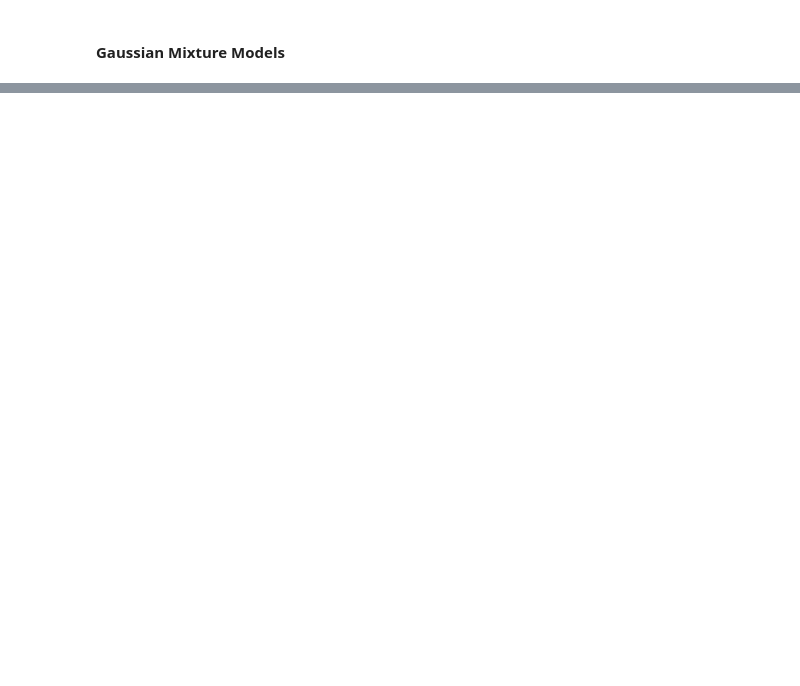
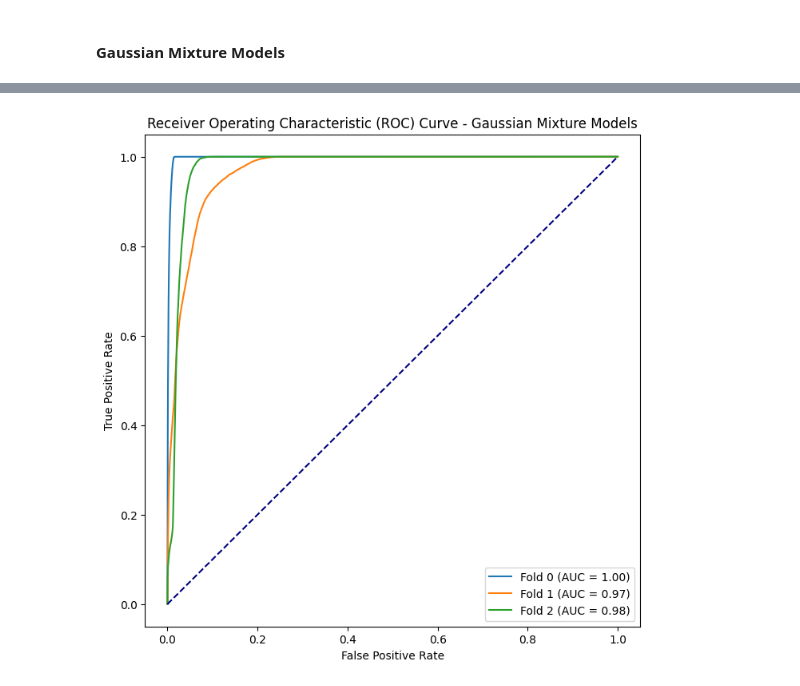
Before and after one commit to keshavganesh1/Anomaly-Detection-Time-Series-Dataset, a Jupyter notebook: notebook.ipynb, the cells around one changed output, grey strips where cells are left out. Drawn from its saved outputs; the diff is of its cells as text; code cells hidden in the pictures; blank space fills up the shorter version.

```diff
--- a/notebook.ipynb
+++ b/notebook.ipynb
@@ -710,0 +728,22 @@ Fold 3 Gaussian Mixture model evaluated
+# %%
+# plot roc curve
+
+plt.figure(figsize=(8, 8))
+
+for fold in range(n_splits):
+    log_likelihoods = gmm_models[fold].score_samples(X_test[fold])
+    anomaly_scores = -log_likelihoods
+    fpr, tpr, _ = roc_curve(y_test[fold], anomaly_scores)
+    roc_auc = auc(fpr, tpr)
+
+    plt.plot(fpr, tpr, label=f"Fold {fold} (AUC = {roc_auc:.2f})")
+
+plt.plot([0, 1], [0, 1], color='navy', linestyle='--')
+
+plt.xlabel('False Positive Rate')
+plt.ylabel('True Positive Rate')
+plt.title('Receiver Operating Characteristic (ROC) Curve - Gaussian Mixture Models')
+plt.legend()
+plt.show()
+# %% [output]
+[figure, added]
```
Also changed, not shown: parts of 66 cells of this notebook.
